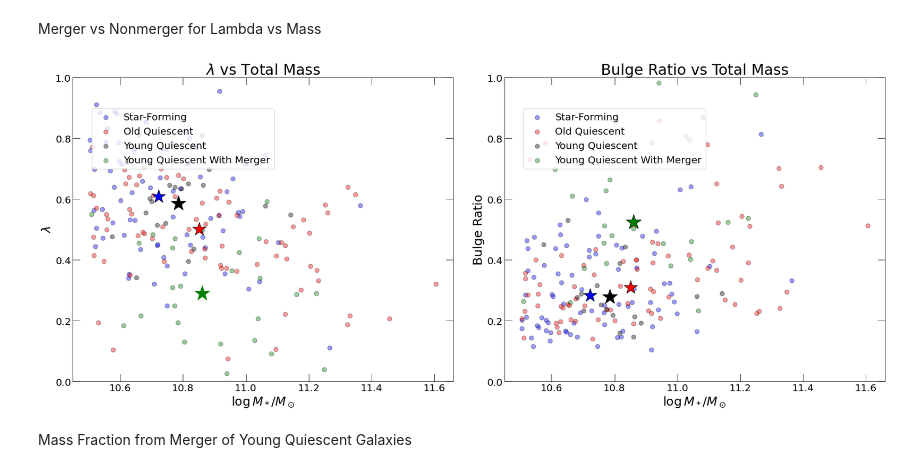
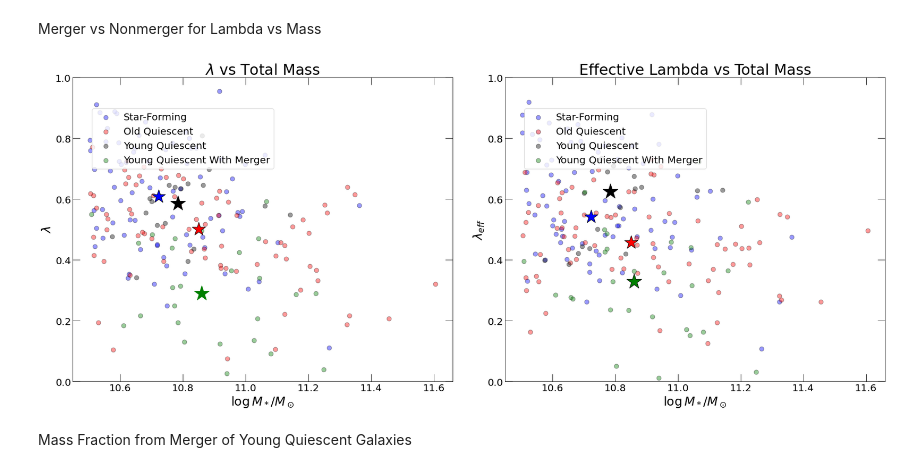
Before and after one commit to moira-andrews/Pathak_2021, a Jupyter notebook: kinematic_plots.ipynb, the cells around one changed output. Drawn from its saved outputs; the diff is of its cells as text; code cells hidden in the pictures.

```diff
--- a/kinematic_plots.ipynb
+++ b/kinematic_plots.ipynb
@@ -21,6 +21,7 @@ with h5py.File('galaxy_population_data_'+str(2)+'.hdf5', 'r') as f:
     bulge_ratio = f['bulge_ratio'][:]
     ellipticity = f['ellipticity'][:]
     lambda_obs = f['lambda_obs'][:]
+    lam_effec = f['lam_effective'][:]
 # %%
 warnings.filterwarnings('ignore')
 
@@ -101,44 +98,44 @@ ax1.scatter((total_mass[PSBm]), lam[PSBm], c='k', s=80, alpha=0.4, edgecolors='k
 ax1.scatter((total_mass[PSB]), lam[PSB], c='g', s=80, alpha=0.4, edgecolors='k', label='Young Quiescent With Merger')
 ax1.scatter(np.median(total_mass[subselection]), np.median(lam[subselection]), c='blue', edgecolors='k', s=800, marker='*', lw=1)
 ax1.scatter(np.median(total_mass[old_quiescent_selection]), np.median(lam[old_quiescent_selection]), c='red', edgecolors='k', s=800, marker='*', lw=1)
 ax1.scatter(np.median(total_mass[PSBm]), np.median(lam[PSBm]), c='black', s=1000, edgecolors='black', marker='*', lw=1)
 ax1.scatter(np.median(total_mass[PSB]), np.median(lam[PSB]), c='green', s=1000, edgecolors='green', marker='*', lw=1)
 
 ax1.legend(loc=(0.05, 0.7), fontsize=20, frameon=True)
 ax1.set_ylim(0, 1)
 #ax1.set_xlim(10.45, 11.7)
 ax1.set_xlabel('$\log \, M_*/M_\odot$', fontsize=25)
 ax1.set_ylabel('$\lambda$', fontsize=25)
 ax1.set_yscale('linear')
 ax1.set_title('$\lambda$ vs Total Mass', fontsize=30)
 ax1.tick_params(which='major', length=15)
 ax1.tick_params(which='minor', length=7)
 ax1.tick_params(direction='in', which='both', labelsize=20, bottom=True, top=True, left=True, right=True)
 
 #panel 2: young quiescent galaxies without mergers
-ax2.scatter(total_mass[subselection], bulge_ratio[subselection], c='blue', s=80, alpha = 0.4, edgecolors='k', label='Star-Forming')
-ax2.scatter((total_mass[old_quiescent_selection]), bulge_ratio[old_quiescent_selection], c='red', s=80, alpha = 0.4, edgecolors='k', label='Old Quiescent')
-ax2.scatter((total_mass[PSBm]), bulge_ratio[PSBm], c='k', s=80, alpha=0.4, edgecolors='k', label='Young Quiescent')
-ax2.scatter((total_mass[PSB]), bulge_ratio[PSB], c='g', s=80, alpha=0.4, edgecolors='k', label='Young Quiescent With Merger')
-ax2.scatter(np.median(total_mass[subselection]), np.median(bulge_ratio[subselection]), c='blue', edgecolors='k', s=800, marker='*', lw=1)
-ax2.scatter(np.median(total_mass[old_quiescent_selection]), np.median(bulge_ratio[old_quiescent_selection]), c='red', edgecolors='k', s=800, marker='*', lw=1)
-ax2.scatter(np.median(total_mass[PSBm]), np.median(bulge_ratio[PSBm]), c='black', s=1000, edgecolors='black', marker='*', lw=1)
-ax2.scatter(np.median(total_mass[PSB]), np.median(bulge_ratio[PSB]), c='green', s=1000, edgecolors='black', marker='*', lw=1)
+ax2.scatter(total_mass[subselection], lam_effec[subselection], c='blue', s=80, alpha = 0.4, edgecolors='k', label='Star-Forming')
+ax2.scatter((total_mass[old_quiescent_selection]), lam_effec[old_quiescent_selection], c='red', s=80, alpha = 0.4, edgecolors='k', label='Old Quiescent')
+ax2.scatter((total_mass[PSBm]), lam_effec[PSBm], c='k', s=80, alpha=0.4, edgecolors='k', label='Young Quiescent')
+ax2.scatter((total_mass[PSB]), lam_effec[PSB], c='g', s=80, alpha=0.4, edgecolors='k', label='Young Quiescent With Merger')
+ax2.scatter(np.median(total_mass[subselection]), np.median(lam_effec[subselection]), c='blue', edgecolors='k', s=800, marker='*', lw=1)
+ax2.scatter(np.median(total_mass[old_quiescent_selection]), np.median(lam_effec[old_quiescent_selection]), c='red', edgecolors='k', s=800, marker='*', lw=1)
+ax2.scatter(np.median(total_mass[PSBm]), np.median(lam_effec[PSBm]), c='black', s=1000, edgecolors='black', marker='*', lw=1)
+ax2.scatter(np.median(total_mass[PSB]), np.median(lam_effec[PSB]), c='green', s=1000, edgecolors='black', marker='*', lw=1)
 ax2.legend(loc=(0.05, 0.7), fontsize=20, frameon=True)
 ax2.set_ylim(0, 1)
 ax2.set_xlabel('$\log \, M_*/M_\odot$', fontsize=25)
-ax2.set_ylabel('Bulge Ratio', fontsize=25)
+ax2.set_ylabel('$\lambda_{eff}$', fontsize=25)
 ax2.set_yscale('linear')
-ax2.set_title('Bulge Ratio vs Total Mass', fontsize=30)
+ax2.set_title('Effective Lambda vs Total Mass', fontsize=30)
 ax2.tick_params(which='major', length=15)
 ax2.tick_params(which='minor', length=7)
 ax2.tick_params(direction='in', which='both', labelsize=20, bottom=True, top=True, left=True, right=True)
 
 f.tight_layout(w_pad=4, h_pad=10)
 
 plt.savefig("Merger_plot.png",dpi=200)
 # %% [output]
-[figure, old version]
+[figure, new version]
 # %% [markdown]
 Mass Fraction from Merger of Young Quiescent Galaxies
 # %%
```
Also changed, not shown: parts of 6 cells of this notebook, 1 other file.
